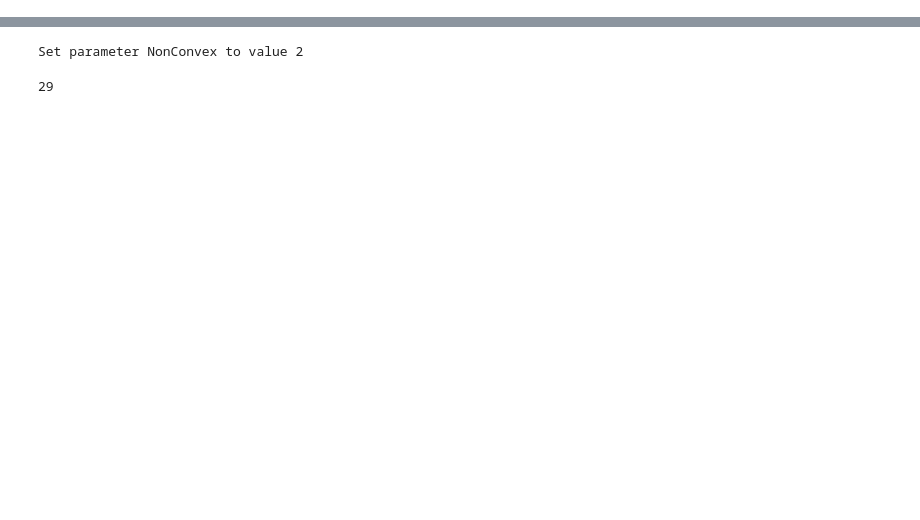
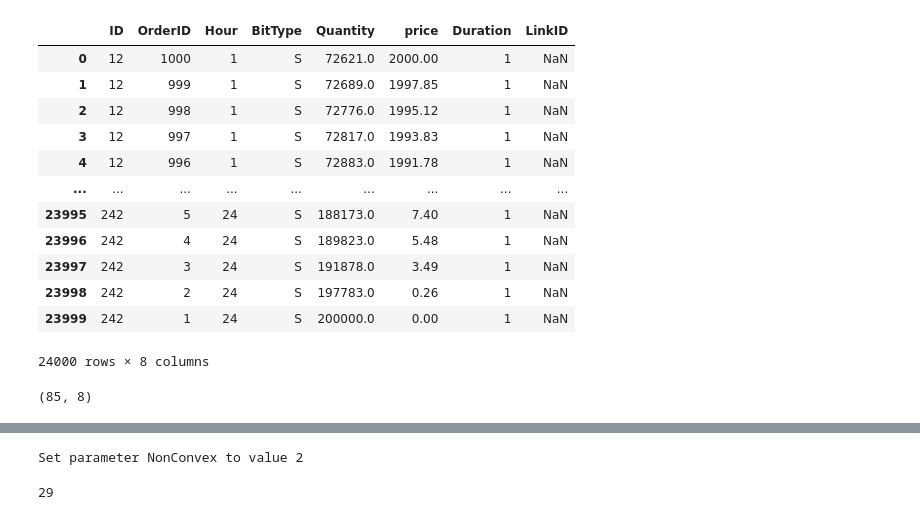
Before and after one commit to Zhaoweiliang/Day-Head-energy-Opti-Project, a Jupyter notebook: final.ipynb, the cells around one changed output, grey strips where cells are left out. Drawn from its saved outputs; the diff is of its cells as text; code cells hidden in the pictures; blank space fills up the shorter version.

```diff
--- a/final.ipynb
+++ b/final.ipynb
@@ -5,6 +5,22 @@ import pandas as pd
 from Hourbid import *
 from Fibid import *
 from blockbid import *
+# %%
+HourBid()[1]
+# %% [output]
+|  | ID | OrderID | Hour | BitType | Quantity | price | Duration | LinkID |
+| 0 | 12 | 1000 | 1 | S | 72621.0 | 2000.00 | 1 | NaN |
+| 1 | 12 | 999 | 1 | S | 72689.0 | 1997.85 | 1 | NaN |
+| 2 | 12 | 998 | 1 | S | 72776.0 | 1995.12 | 1 | NaN |
+| 3 | 12 | 997 | 1 | S | 72817.0 | 1993.83 | 1 | NaN |
+| 4 | 12 | 996 | 1 | S | 72883.0 | 1991.78 | 1 | NaN |
+| ... | ... | ... | ... | ... | ... | ... | ... | ... |
+| 23995 | 242 | 5 | 24 | S | 188173.0 | 7.40 | 1 | NaN |
+| 23996 | 242 | 4 | 24 | S | 189823.0 | 5.48 | 1 | NaN |
+| 23997 | 242 | 3 | 24 | S | 191878.0 | 3.49 | 1 | NaN |
+| 23998 | 242 | 2 | 24 | S | 197783.0 | 0.26 | 1 | NaN |
+| 23999 | 242 | 1 | 24 | S | 200000.0 | 0.00 | 1 | NaN |
+24000 rows × 8 columns
 # %%
 BS_bids = Blockbid()[0]
 BD_bids = Blockbid()[1]
@@ -12,6 +28,10 @@ HS_bids = HourBid()[0]
 HD_bids = HourBid()[1]
 FS_bids = Fibid()[0]
 FD_bids = Fibid()[1]
+# %%
+np.shape(BD_bids)
+# %% [output]
+(85, 8)
 # %%
 L_D = len(BD_bids)
 L_S = len(Blockbid()[0])
```
Also changed, not shown: parts of 16 cells of this notebook, 16 other files.
